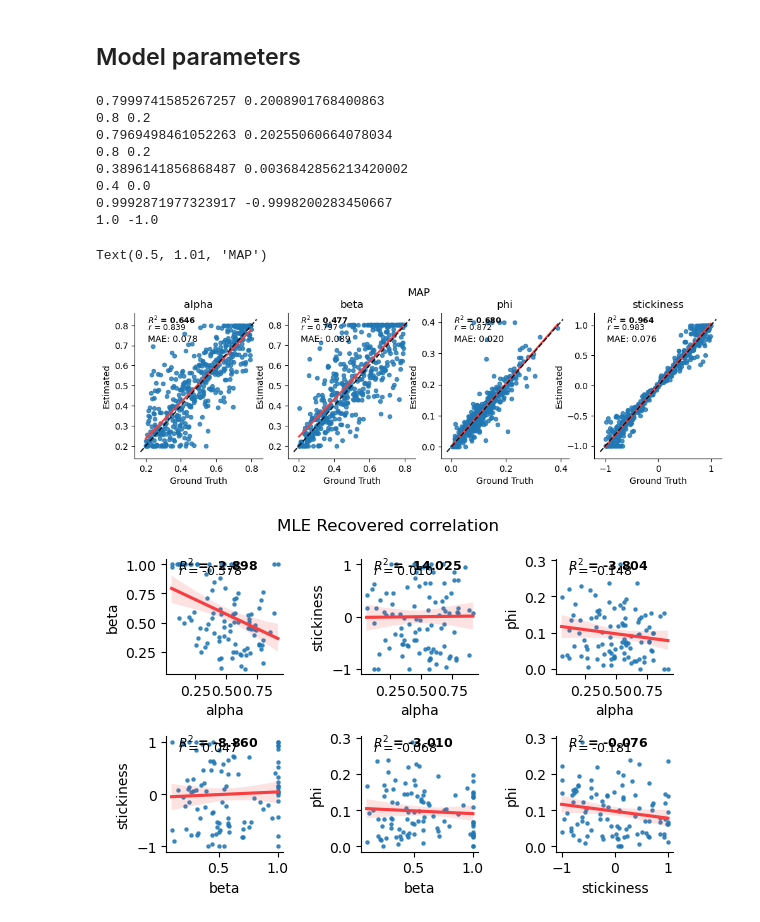
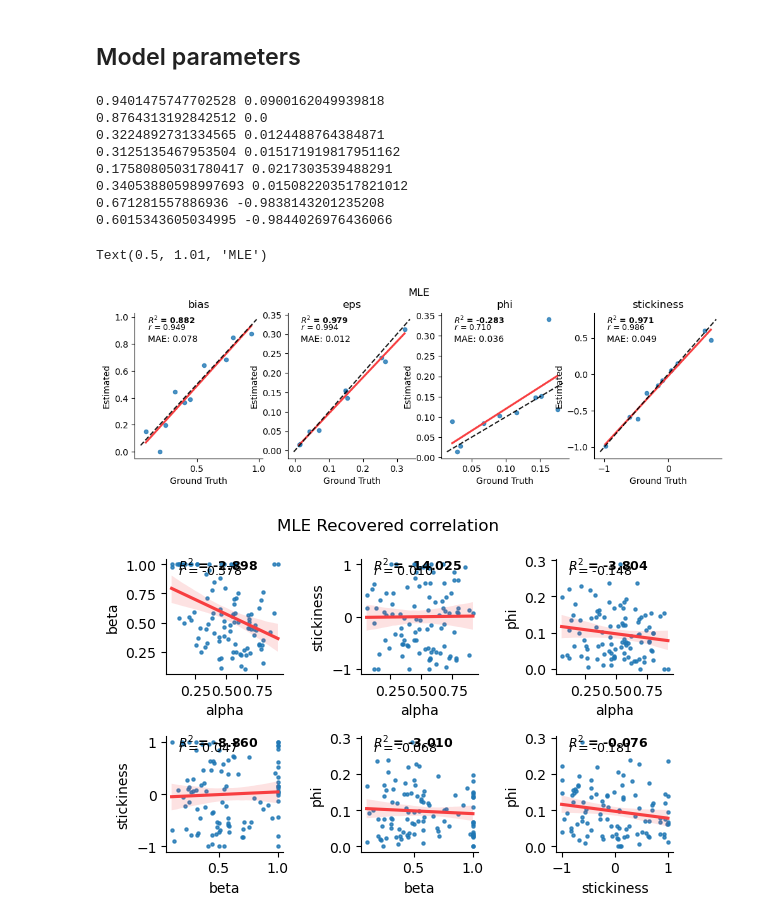
Before and after one commit to ti55987/DL4CM, a Jupyter notebook: mle.ipynb, the cells around one changed output. Cells and saved outputs as stored; diff of their text form; code cells hidden in the pictures.

```diff
--- a/mle.ipynb
+++ b/mle.ipynb
@@ -145,7 +142,22 @@ metadata_by_task = {
         },
         "likelihood_func": sa_neg_log_likelihood_v2,
     },
-    "wm": {
+    "wm": { # beta=25, alpha=1
+        "map_bounds": {
+            "stickiness": (-1, 1),
+            "phi": (0, 0.4),
+            "bias": (0, 1),
+            "eps": (0, 1),
+        },
+        "bounds": {
+            "stickiness": (-1, 1),
+            "phi": (0, 1),
+            "bias": (0, 1),
+            "eps": (0, 1),
+        },
+        "likelihood_func": sa_neg_log_likelihood_v2,
+    },
+    "wm_v0": {
         "param_names": ["beta", "stickiness", "phi"],
         "bounds": [(0.2, 0.8), (-0.2, 0.2), (0, 0.4)],
         "multipliers": np.array([BETA_MULTIPLIER, 1, 1]),
@@ -185,15 +197,13 @@ for data_name in ['rlf', 'wm']: #['2param_rl', '3param_rl']:
 start_time = time.time()
 
 # Get unique agent IDs (limit to 200 if needed)
-limit = 100
+limit = 500
 method = "MLE"
 all_results = []
 process_func = process_agent_map if method == "MAP" else process_agent_v2
 
 agent_data_by_id = {
-    data_model: {
-        aid: g for aid, g in dataset.groupby("agentid")
-    }
+    data_model: {aid: g for aid, g in dataset.groupby("agentid")}
     for data_model, dataset in model_to_data.items()
 }
 tasks = [
@@ -216,11 +226,10 @@ with ProcessPoolExecutor(max_workers=6) as executor:  # Increase workers
             agent_data,
             metadata_by_task[fit_model]["bounds"],
             metadata_by_task[fit_model]["likelihood_func"],
-            8,
-            1000,
+            5,
+            200,
         )
         future_to_meta[future] = (aid, data_model, fit_model)
-
 
     # Process results as they complete
     for future in concurrent.futures.as_completed(future_to_meta):
@@ -230,7 +239,9 @@ with ProcessPoolExecutor(max_workers=6) as executor:  # Increase workers
             if agent_results:
                 all_results.extend(agent_results)
         except Exception as e:
-            print(f"Error processing agent {aid} from {dm} with model {model}: {str(e)}")
+            print(
+                f"Error processing agent {aid} from {dm} with model {model}: {str(e)}"
+            )
 
 # Extract parameter estimates into a DataFrame
 param_rows = []
@@ -290,14 +301,15 @@ def get_labels(data, parameters):
 
     return name_to_labels
 
-data_model = "rlf"
+
+data_model = "wm"
 metadata = metadata_by_task[data_model]
 data = model_to_data[data_model]
 
 predicted_param = recovered_param[
     (recovered_param.fit_model == data_model)
     & (recovered_param.data_model == data_model)
-].rename(columns={"nalpha": "neg_alpha", "bias": "wm_bias"})
+].rename(columns={"nalpha": "neg_alpha"})
 predicted_param = predicted_param.sort_values("id").reset_index(drop=True)
 
 param_names = get_free_parameters(metadata["bounds"])
@@ -308,9 +320,10 @@ else:
     shared, conditioned = ["beta"], ["alpha"]
 
 n_cols = len(param_names)
-true_name_labels = get_labels(data[data.agentid < 500], shared)  # agentid
+true_name_labels = get_labels(data[data.agentid < limit], shared)  # agentid
 
-true_name_labels["beta"] = true_name_labels["beta"] / BETA_MULTIPLIER
+if 'beta' in param_names:
+    true_name_labels["beta"] = true_name_labels["beta"] / BETA_MULTIPLIER
 
 fig, axes = plt.subplots(nrows=1, ncols=n_cols, figsize=(3 * n_cols, 3))
 for idx, pn in enumerate(sorted(param_names)):
@@ -323,43 +336,43 @@ for idx, pn in enumerate(sorted(param_names)):
         y_pred,
     )
 
     result = pd.DataFrame({pn: y_true, method: y_pred})
     ax = sns.regplot(
         data=result,
         ci=None,
         x=pn,
         y=method,
         line_kws=dict(color="#f73e40"),
         scatter_kws=dict(s=20),
         ax=axes.flat[idx],
     )
     ax.plot(
         [ax.get_xlim()[0], ax.get_xlim()[1]],
         [ax.get_xlim()[0], ax.get_xlim()[1]],
         color="black",
         alpha=0.9,
         linestyle="dashed",
     )
     sns.despine()
 
     ax = add_corr_scores(ax, y_true, y_pred)
     ax.text(0.1, 0.8, f"MAE: {MAE:.3f}", transform=ax.transAxes, fontsize=10)
     ax.set_xlabel("Ground Truth")
     ax.set_ylabel("Estimated")
     ax.set_title(pn, fontsize=12)
 
 fig.suptitle(method, y=1.01)
 # %% [output]
-0.7999741585267257 0.2008901768400863
-0.8 0.2
-0.7969498461052263 0.20255060664078034
-0.8 0.2
-0.3896141856868487 0.0036842856213420002
-0.4 0.0
-0.9992871977323917 -0.9998200283450667
-1.0 -1.0
+0.9401475747702528 0.0900162049939818
+0.8764313192842512 0.0
+0.3224892731334565 0.0124488764384871
+0.3125135467953504 0.015171919817951162
+0.17580805031780417 0.0217303539488291
+0.34053880598997693 0.015082203517821012
+0.671281557886936 -0.9838143201235208
+0.6015343605034995 -0.9844026976436066
-Text(0.5, 1.01, 'MAP')
+Text(0.5, 1.01, 'MLE')
-[figure, old version]
+[figure, new version]
 # %%
 import math
 
```
Also changed, not shown: parts of 11 cells of this notebook, 4 other files.
